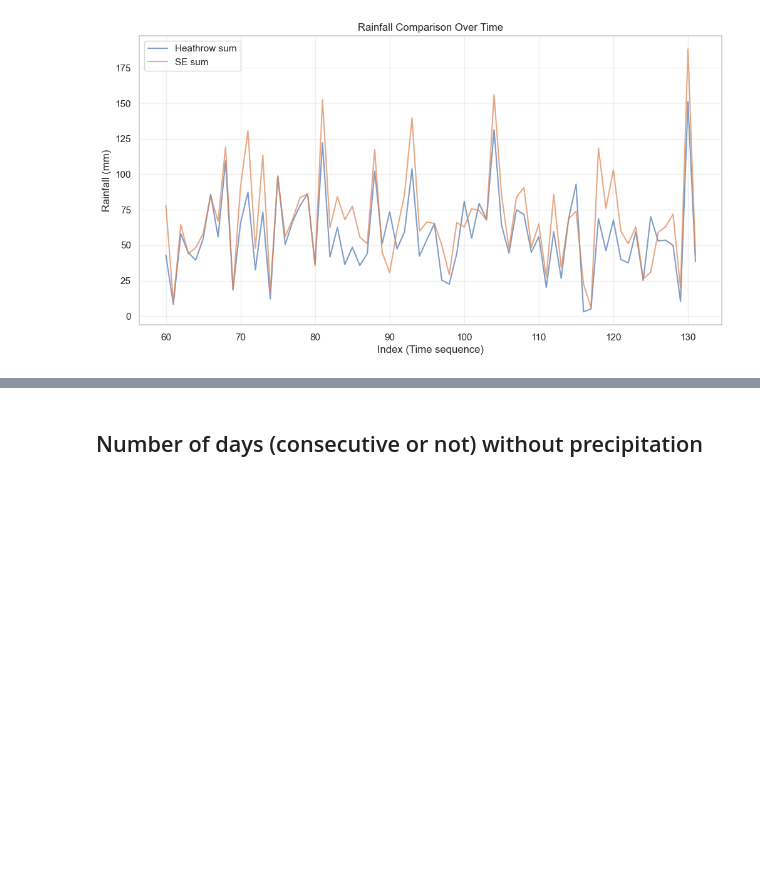
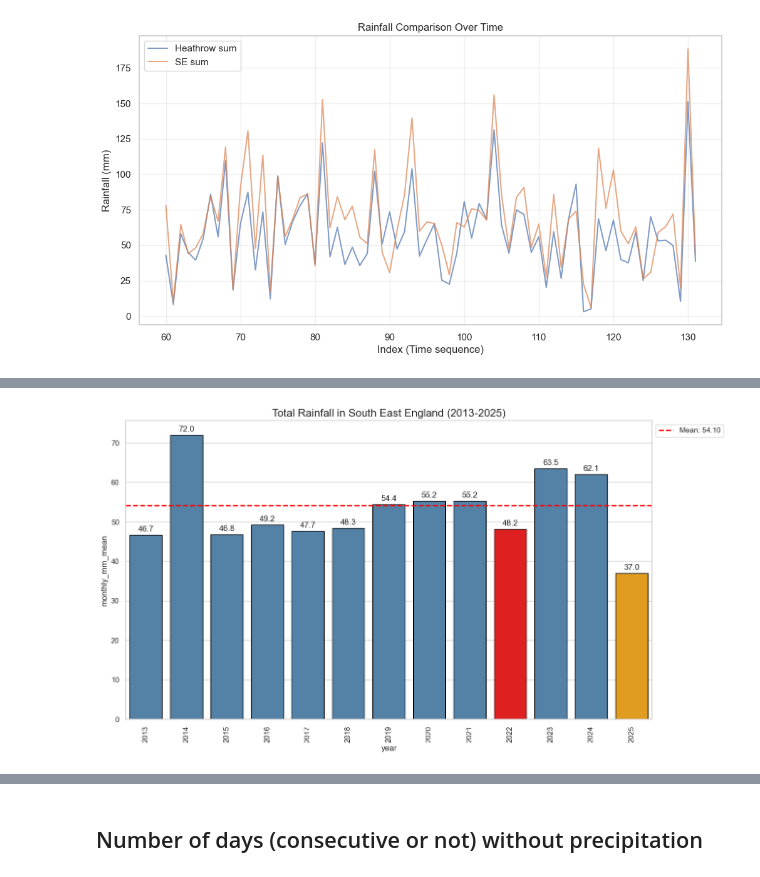
Before and after one commit to pacoraggio/London-Rainfall, a Jupyter notebook: heathrow_data.ipynb, the cells around one changed output, grey strips where cells are left out. Cells and saved outputs as stored; diff of their text form; code cells hidden in the pictures; blank space fills up the shorter version.

```diff
--- a/heathrow_data.ipynb
+++ b/heathrow_data.ipynb
@@ -373,0 +442,4 @@ plt.show()
+# %%
+plot_rainfall(yearly_monthly_aggregate, 2013, 2025, 'monthly_mm_mean', special_year=2022,rotation_x_label=90,fig_size=(14,8));
+# %% [output]
+[figure, added]
```
Also changed, not shown: parts of 29 cells of this notebook.
